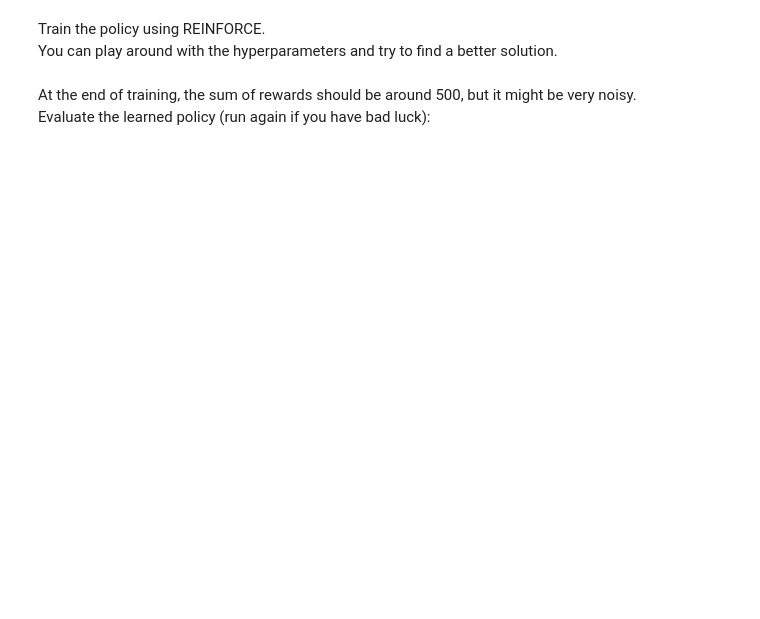
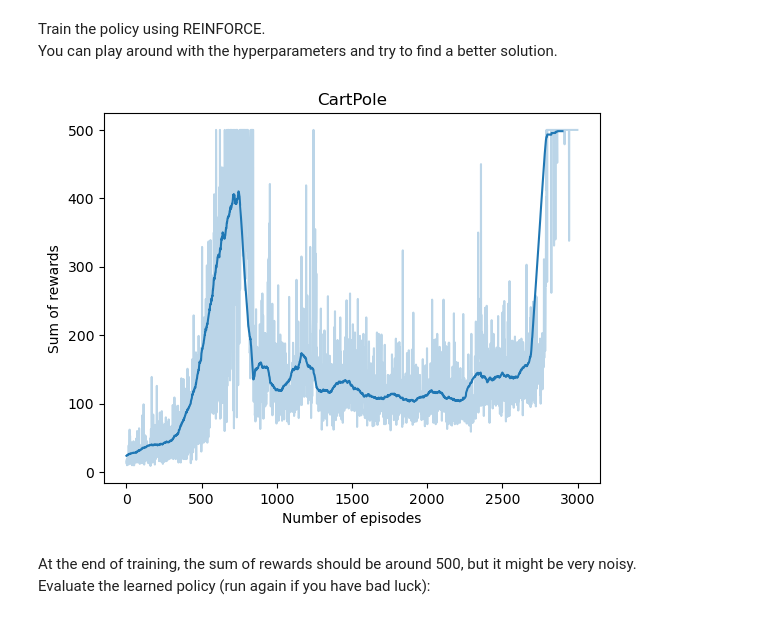
Before and after one commit to dpkass/HHU-Master-Reinforcement-Learning, a Jupyter notebook: Exercises/Exercise 10/reinforce.ipynb, the cells around one changed output. Cells and saved outputs as stored; diff of their text form; code cells hidden in the pictures; blank space fills up the shorter version.

```diff
--- a/Exercises/Exercise 10/reinforce.ipynb
+++ b/Exercises/Exercise 10/reinforce.ipynb
@@ -151,6 +156,10 @@ class SoftmaxLinearPolicy(Policy):
         # `xs`, since they can be reused later.                               #
         #######################################################################
 
+        xs = np.array([self.feature_fn(state, action) for action in range(num_actions)])
+        logits = np.exp(xs @ w)
+        probs = logits / np.sum(logits)
+
         #######################################################################
         # End of your code.                                                   #
         #######################################################################
@@ -174,6 +183,9 @@ class SoftmaxLinearPolicy(Policy):
         # feature vectors.                                                    #
         #######################################################################
 
+        probs, xs = self.compute_probs(state)
+        score = xs[action] - np.sum(probs[:, np.newaxis] * xs, axis=0)
+
         #######################################################################
         # End of your code.                                                   #
         #######################################################################
@@ -187,6 +199,8 @@ class SoftmaxLinearPolicy(Policy):
         # TODO Update the weight vector as described above. (advantage = phi) #
         #######################################################################
 
+        w += alpha * advantage * self.score_function(state, action)
+
         #######################################################################
         # End of your code.                                                   #
         #######################################################################
@@ -282,9 +312,9 @@ while True:
 Train the policy using REINFORCE.
 You can play around with the hyperparameters and try to find a better solution.
 # %%
-alpha = 0.00015      # learning rate
-gamma = 1.0          # discount factor
-num_episodes = 5000  # number of episodes to train
+alpha = 15e-5  # learning rate
+gamma = 1  # discount factor
+num_episodes = 3000  # number of episodes to train
 
 # create the environment
 env = create_env(seed=42)
@@ -301,7 +331,7 @@ reward_sums = []
 count = 0
 baseline = 0.0
 
-for _ in range(num_episodes):
+for _ in tqdm(range(num_episodes), desc='Episode'):
     # generate an episode
     state, _ = env.reset()
     states = [state]
@@ -315,33 +345,40 @@ for _ in range(num_episodes):
         states.append(state)
         rewards.append(reward)
         if terminated or truncated:
             break
 
     # store the initial return (for plotting)
     reward_sums.append(sum(rewards))
 
     # update the policy using the episode
     T = len(actions)
     g = 0.0
     for t in reversed(range(T)):
         #######################################################################
         # TODO Compute the return and update the counter and baseline as      #
         # described in the algorithm at the top of this notebook.             #
         # Then compute the advantage (= phi), which is used to update the     #
         # weights in the line below your code.                                #
         #######################################################################
 
+        g = rewards[t] + gamma * g
+        count += 1
+        baseline += (g - baseline) / count
+        advantage = gamma ** t * (g - baseline)
+
         #######################################################################
         # End of your code.                                                   #
         #######################################################################
         # update weights
         policy.update(states[t], actions[t], advantage)
 
 plt.title('CartPole')
 plt.xlabel('Number of episodes')
 plt.ylabel('Sum of rewards')
 plt.plot(reward_sums, c='C0', alpha=0.3)
 plt.plot(np.convolve(reward_sums, np.ones(100) / 100, mode='valid'), c='C0');
+# %% [output]
+[figure, added]
 # %% [markdown]
 At the end of training, the sum of rewards should be around 500, but it might be very noisy.
 Evaluate the learned policy (run again if you have bad luck):
```
Also changed, not shown: parts of 4 cells of this notebook, 2 other files.
